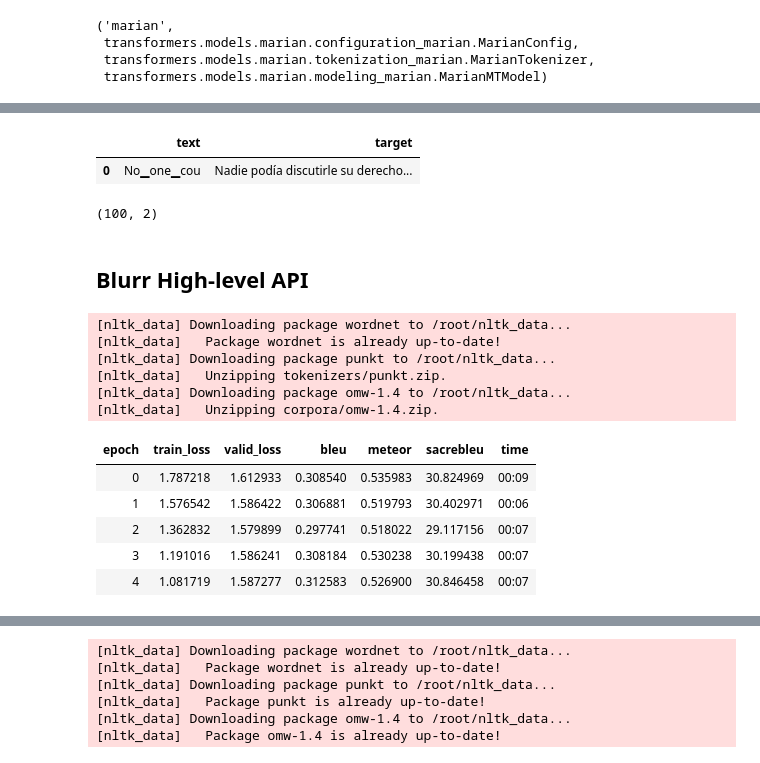
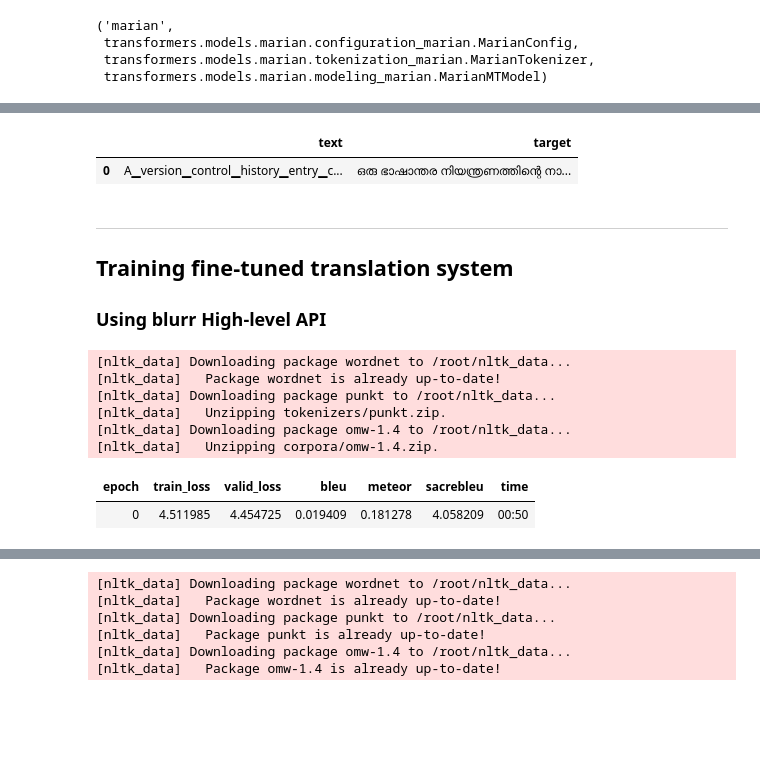
Before and after one commit to kurianbenoy/ml-blog, a Jupyter notebook: _notebooks/2022_03_13_huggingace_translation_models.ipynb, the cells around one changed output, grey strips where cells are left out. Saved outputs shown, nothing was run; the diff lists cells and outputs as text; code cells hidden in the pictures; blank space fills up the shorter version.

```diff
--- a/_notebooks/2022_03_13_huggingace_translation_models.ipynb
+++ b/_notebooks/2022_03_13_huggingace_translation_models.ipynb
@@ -17,5 +45,5 @@ datascience 0.10.6 requires folium==0.2.1, but you have folium 0.8.3 which is in
 import pandas
 from datasets import load_dataset
 # %%
-raw_datasets = load_dataset("opus_books", "en-es", split="train[:100]")
+raw_datasets = load_dataset("kde4", lang1="en", lang2="ml", split="train[:1000]")
 # %% [output]
@@ -40,5 +74,5 @@ from transformers import *
 # %%
-pretrained_model_name = "Helsinki-NLP/opus-mt-en-es"
+pretrained_model_name = "Helsinki-NLP/opus-mt-en-ml"
 model_cls = AutoModelForSeq2SeqLM
 hf_arch, hf_config, hf_tokenizer, hf_model = BLURR.get_hf_objects(pretrained_model_name, model_cls=model_cls)
 
@@ -49,6 +83,6 @@ hf_arch, type(hf_config), type(hf_tokenizer), type(hf_model)
  transformers.models.marian.tokenization_marian.MarianTokenizer,
  transformers.models.marian.modeling_marian.MarianMTModel)
 # %%
-translation_df = pd.DataFrame(raw_datasets["translation"], columns=["en", "es"])
-len(translation_df)
+translation_df = pd.DataFrame(raw_datasets["translation"], columns=["en", "ml"])
+translation_df.head()
 # %% [output]
@@ -68,41 +98,36 @@ dblock = DataBlock(blocks=blocks, get_x=ColReader("en"), get_y=ColReader("es"),
 # %%
 dls = dblock.dataloaders(translation_df, bs=1)
-dls.show_batch(dataloaders=dls, max_n=2, input_trunc_at=10, target_trunc_at=250)
+dls.show_batch(dataloaders=dls, max_n=2, input_trunc_at=100, target_trunc_at=250)
 # %% [output]
 |  | text | target |
-| 0 | No▁one▁cou | Nadie podía discutirle su derecho... |
+| 0 | A▁version▁control▁history▁entry▁c... | ഒരു ഭാഷാന്തര നിയന്ത്രണത്തിന്റെ നാ... |
-# %%
-translation_df.shape
-# %% [output]
-(100, 2)
 # %% [markdown]
-## Blurr High-level API
+---
+## Training fine-tuned translation system
+
+### Using blurr High-level API
 # %%
 learn = BlearnerForTranslation.from_data(
     translation_df,
     pretrained_model_name,
     src_lang_name="English",
     src_lang_attr="en",
-    trg_lang_name="Spanish",
-    trg_lang_attr="es",
+    trg_lang_name="Malayalam",
+    trg_lang_attr="ml",
     dl_kwargs={"bs": 4},
 )
 # %%
 metrics_cb = BlearnerForTranslation.get_metrics_cb()
-learn.fit_one_cycle(5, lr_max=4e-5, cbs=[metrics_cb])
+learn.fit_one_cycle(1, lr_max=4e-5, cbs=[metrics_cb])
 # %% [output]
 [nltk_data] Downloading package wordnet to /root/nltk_data...
 [nltk_data]   Package wordnet is already up-to-date!
 [nltk_data] Downloading package punkt to /root/nltk_data...
 [nltk_data]   Unzipping tokenizers/punkt.zip.
 [nltk_data] Downloading package omw-1.4 to /root/nltk_data...
 [nltk_data]   Unzipping corpora/omw-1.4.zip.
 | epoch | train_loss | valid_loss | bleu | meteor | sacrebleu | time |
-| 0 | 1.787218 | 1.612933 | 0.308540 | 0.535983 | 30.824969 | 00:09 |
-| 1 | 1.576542 | 1.586422 | 0.306881 | 0.519793 | 30.402971 | 00:06 |
-| 2 | 1.362832 | 1.579899 | 0.297741 | 0.518022 | 29.117156 | 00:07 |
-| 3 | 1.191016 | 1.586241 | 0.308184 | 0.530238 | 30.199438 | 00:07 |
-| 4 | 1.081719 | 1.587277 | 0.312583 | 0.526900 | 30.846458 | 00:07 |
+| 0 | 4.511985 | 4.454725 | 0.019409 | 0.181278 | 4.058209 | 00:50 |
 # %%
 learn.show_results(learner=learn, input_trunc_at=500, target_trunc_at=250)
 # %% [output]
```
Also changed, not shown: parts of 34 cells of this notebook.
